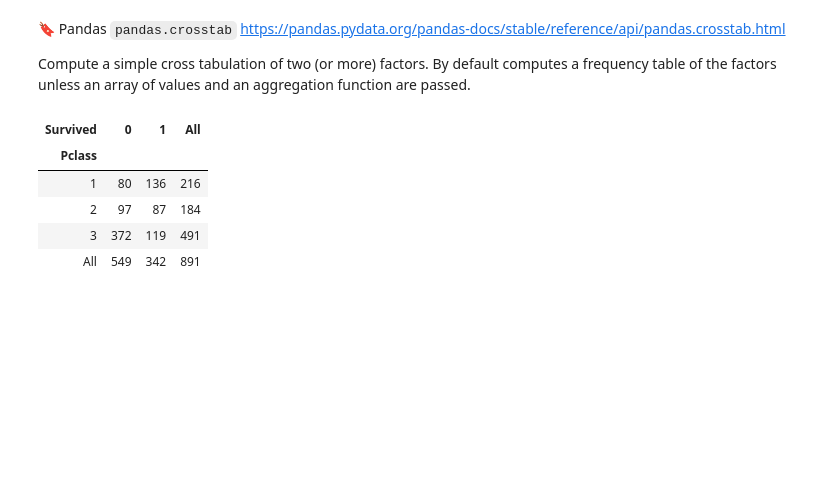
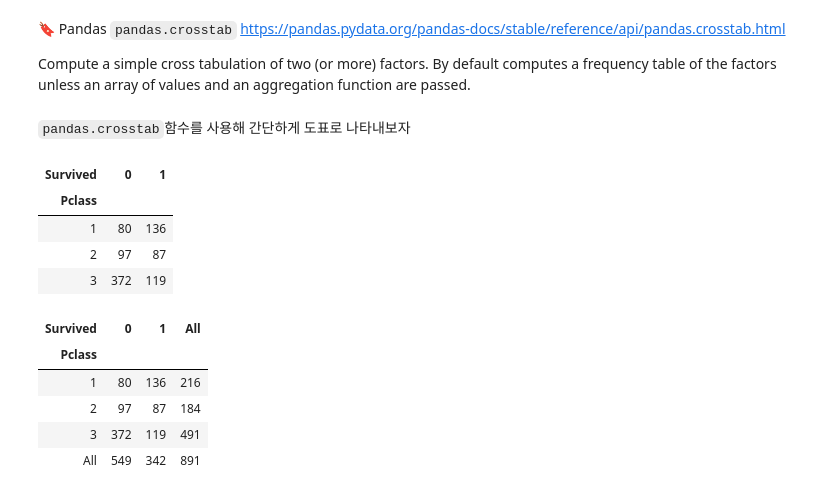
Before and after one commit to Steve-YJ/Explore-Kaggle, a Jupyter notebook: 01. Titanic/01. Kaggle-Titanic.ipynb, the cells around one changed output. Saved outputs shown, nothing was run; the diff lists cells and outputs as text; code cells hidden in the pictures; blank space fills up the shorter version.

```diff
--- a/01. Titanic/01. Kaggle-Titanic.ipynb
+++ b/01. Titanic/01. Kaggle-Titanic.ipynb
@@ -210,6 +256,16 @@ Ordinal Feature Pclass를 통해 데이터 분석을 해보자
 https://pandas.pydata.org/pandas-docs/stable/reference/api/pandas.crosstab.html
 
 Compute a simple cross tabulation of two (or more) factors. By default computes a frequency table of the factors unless an array of values and an aggregation function are passed.
+# %% [markdown]
+<code>pandas.crosstab</code>함수를 사용해 간단하게 도표로 나타내보자
+# %%
+pd.crosstab(data.Pclass, data.Survived, margins=False)
+# %% [output]
+| Survived | 0 | 1 |
+| Pclass |  |  |
+| 1 | 80 | 136 |
+| 2 | 97 | 87 |
+| 3 | 372 | 119 |
 # %%
 pd.crosstab(data.Pclass, data.Survived, margins=True)
 # %% [output]
```
Also changed, not shown: parts of 43 cells of this notebook.
